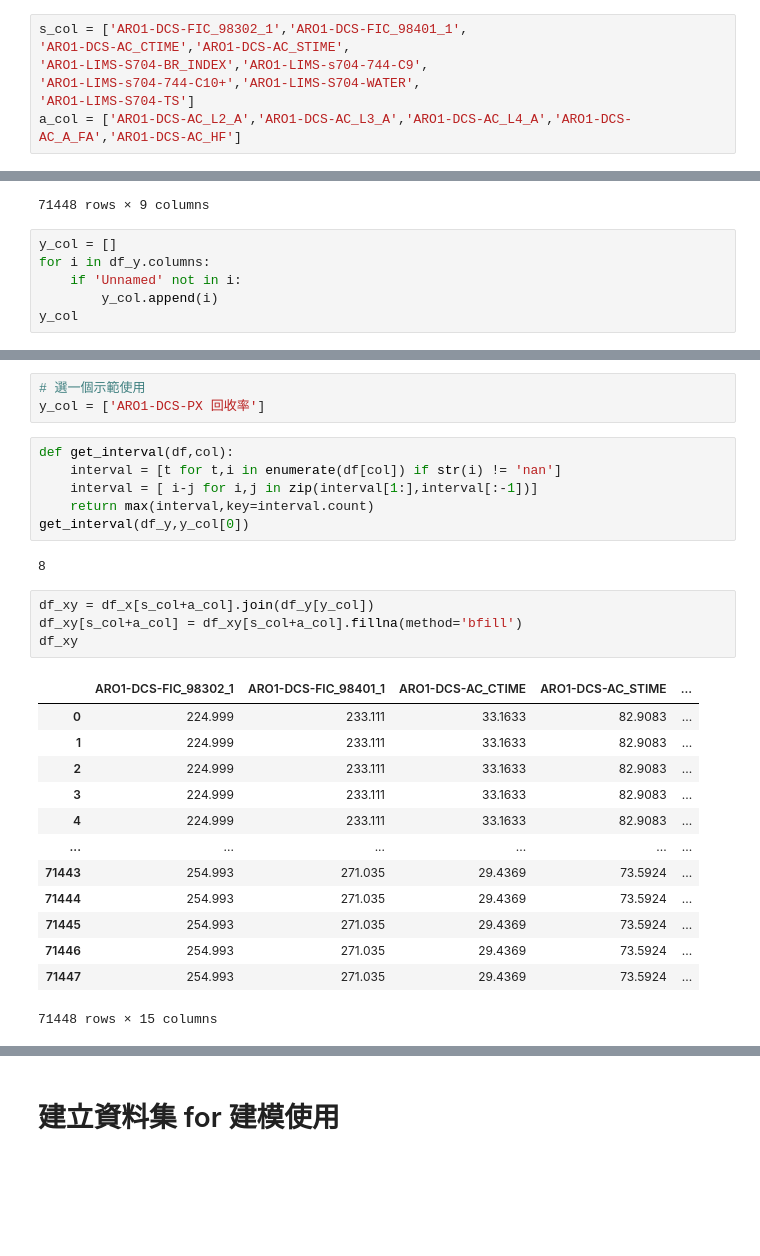
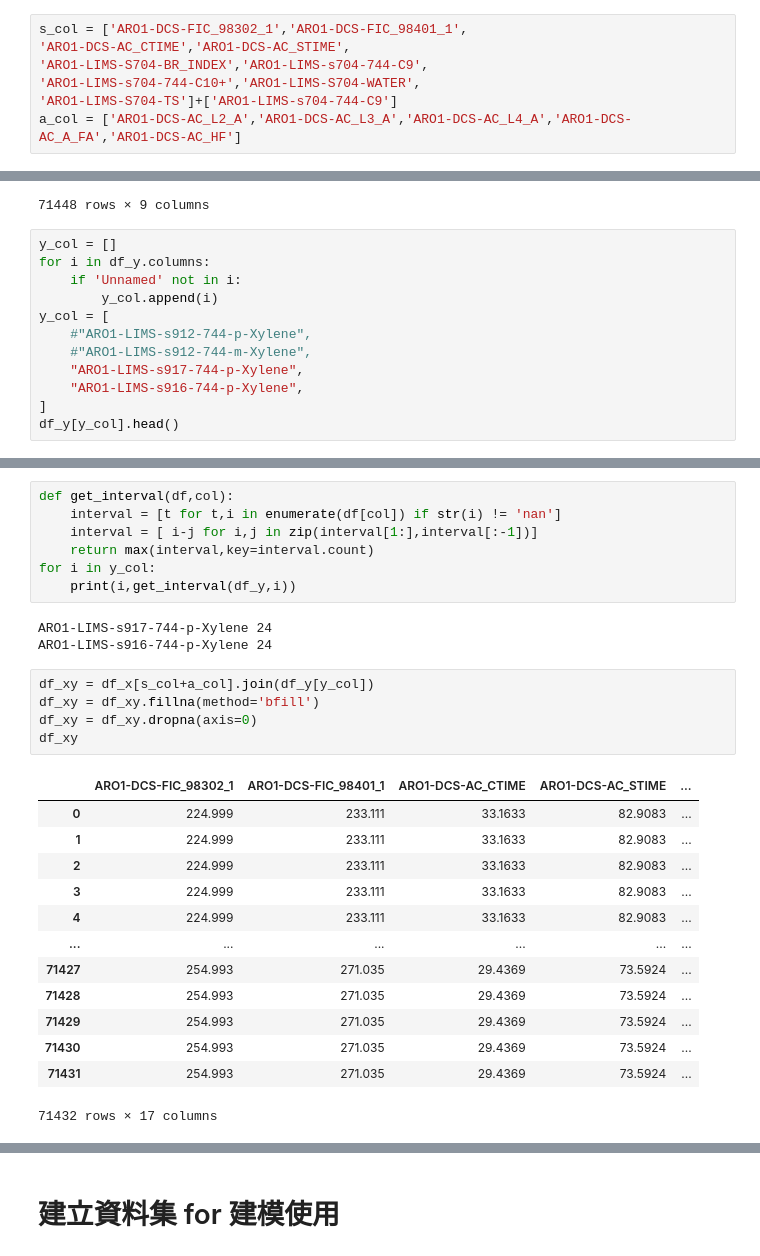
Before and after one commit to skywalker0803r/R911R912, a Jupyter notebook: notebook/preprocessing.ipynb, the cells around one changed output, grey strips where cells are left out. Saved outputs shown, nothing was run; the diff lists cells and outputs as text; blank space fills up the shorter version.

```diff
--- a/notebook/preprocessing.ipynb
+++ b/notebook/preprocessing.ipynb
@@ -81,7 +93,7 @@ s_col = ['ARO1-DCS-FIC_98302_1','ARO1-DCS-FIC_98401_1',
 'ARO1-DCS-AC_CTIME','ARO1-DCS-AC_STIME',
 'ARO1-LIMS-S704-BR_INDEX','ARO1-LIMS-s704-744-C9',
 'ARO1-LIMS-s704-744-C10+','ARO1-LIMS-S704-WATER',
-'ARO1-LIMS-S704-TS']
+'ARO1-LIMS-S704-TS']+['ARO1-LIMS-s704-744-C9']
 a_col = ['ARO1-DCS-AC_L2_A','ARO1-DCS-AC_L3_A','ARO1-DCS-AC_L4_A','ARO1-DCS-AC_A_FA','ARO1-DCS-AC_HF']
 # %%
 df_x[s_col]
@@ -137,5 +149,11 @@ y_col = []
 for i in df_y.columns:
     if 'Unnamed' not in i:
         y_col.append(i)
-y_col
+y_col = [
+    #"ARO1-LIMS-s912-744-p-Xylene",
+    #"ARO1-LIMS-s912-744-m-Xylene",
+    "ARO1-LIMS-s917-744-p-Xylene",
+    "ARO1-LIMS-s916-744-p-Xylene",
+]
+df_y[y_col].head()
 # %% [output]
@@ -150,32 +166,32 @@ y_col
-# %%
-# 選一個示範使用
-y_col = ['ARO1-DCS-PX 回收率']
 # %%
 def get_interval(df,col):
     interval = [t for t,i in enumerate(df[col]) if str(i) != 'nan']
     interval = [ i-j for i,j in zip(interval[1:],interval[:-1])]
     return max(interval,key=interval.count)
-get_interval(df_y,y_col[0])
+for i in y_col:
+    print(i,get_interval(df_y,i))
 # %% [output]
-8
+ARO1-LIMS-s917-744-p-Xylene 24
+ARO1-LIMS-s916-744-p-Xylene 24
 # %%
 df_xy = df_x[s_col+a_col].join(df_y[y_col])
-df_xy[s_col+a_col] = df_xy[s_col+a_col].fillna(method='bfill')
+df_xy = df_xy.fillna(method='bfill')
+df_xy = df_xy.dropna(axis=0)
 df_xy
 # %% [output]
 |  | ARO1-DCS-FIC_98302_1 | ARO1-DCS-FIC_98401_1 | ARO1-DCS-AC_CTIME | ARO1-DCS-AC_STIME | ... |
 | 0 | 224.999 | 233.111 | 33.1633 | 82.9083 | ... |
 | 1 | 224.999 | 233.111 | 33.1633 | 82.9083 | ... |
 | 2 | 224.999 | 233.111 | 33.1633 | 82.9083 | ... |
 | 3 | 224.999 | 233.111 | 33.1633 | 82.9083 | ... |
 | 4 | 224.999 | 233.111 | 33.1633 | 82.9083 | ... |
 | ... | ... | ... | ... | ... | ... |
-| 71443 | 254.993 | 271.035 | 29.4369 | 73.5924 | ... |
-| 71444 | 254.993 | 271.035 | 29.4369 | 73.5924 | ... |
-| 71445 | 254.993 | 271.035 | 29.4369 | 73.5924 | ... |
-| 71446 | 254.993 | 271.035 | 29.4369 | 73.5924 | ... |
-| 71447 | 254.993 | 271.035 | 29.4369 | 73.5924 | ... |
+| 71427 | 254.993 | 271.035 | 29.4369 | 73.5924 | ... |
+| 71428 | 254.993 | 271.035 | 29.4369 | 73.5924 | ... |
+| 71429 | 254.993 | 271.035 | 29.4369 | 73.5924 | ... |
+| 71430 | 254.993 | 271.035 | 29.4369 | 73.5924 | ... |
+| 71431 | 254.993 | 271.035 | 29.4369 | 73.5924 | ... |
-71448 rows × 15 columns
+71432 rows × 17 columns
 # %%
 from tqdm import tqdm
 for i in tqdm(df_xy.columns):
```
Also changed, not shown: parts of 11 cells of this notebook, 2 other files.
